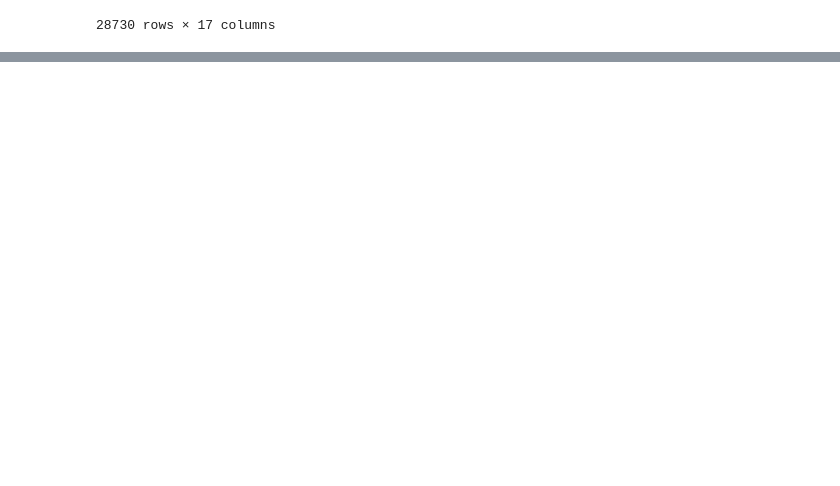
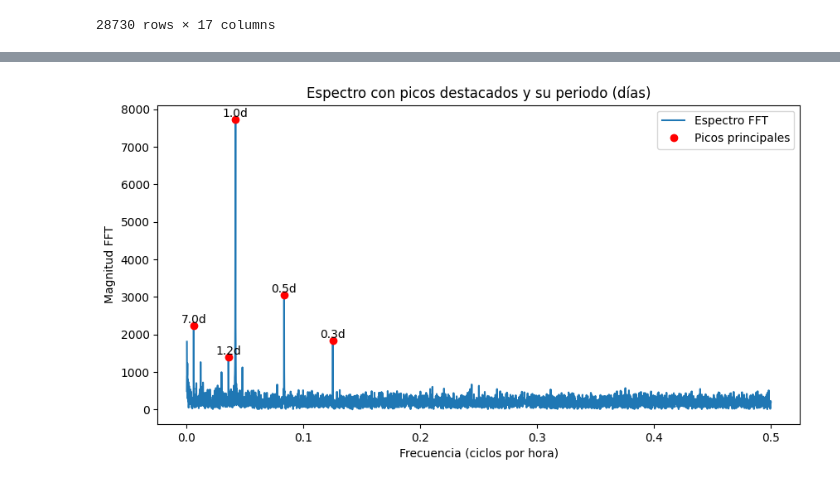
Before and after one commit to jesusgarciaabreu/Crimenes-CDMX, a Jupyter notebook: Project_delitos.ipynb, the cells around one changed output, grey strips where cells are left out. Drawn from its saved outputs; the diff is of its cells as text; code cells hidden in the pictures; blank space fills up the shorter version.

Commit message:
Actualización del proyecto, agregandole un análisis temporal con series de Tiempo

```diff
--- a/Project_delitos.ipynb
+++ b/Project_delitos.ipynb
@@ -533,0 +575,29 @@ data_delitos_cdmx.to_csv('data/delitos_cdmx_limpio.csv', index=False, encoding='
+# %%
+# 2) FFT
+y = serie_horaria.values
+y_centered = y - np.mean(y)
+N = len(y_centered)
+yf = np.fft.fft(y_centered)
+xf = np.fft.fftfreq(N, d=1)
+mask = xf > 0
+xf_pos = xf[mask]
+yf_pos = np.abs(yf[mask])
+# %%
+# 3) Detección de picos
+# Elegimos picos por encima del percentil 99 para quedarnos con los más destacados
+threshold = np.percentile(yf_pos, 99)
+peaks, props = find_peaks(yf_pos, height=threshold)
+peak_freqs = xf_pos[peaks]
+peak_mags = props['peak_heights']
+periods_h = 1 / peak_freqs  # periodo en horas
+periods_d = periods_h / 24  # periodo en días
+# %%
+# 4) Ordenar por magnitud y mostrar los top 5
+order = np.argsort(peak_mags)[::-1]
+top = order[:5]
+results = pd.DataFrame({
+    'Frecuencia (ciclos/h)': peak_freqs[top],
+    'Periodo (h)': periods_h[top],
+    'Periodo (días)': periods_d[top],
+    'Magnitud FFT': peak_mags[top]
+})
@@ -533,0 +613,14 @@ data_delitos_cdmx.to_csv('data/delitos_cdmx_limpio.csv', index=False, encoding='
+# %%
+# 6) Anotar gráfica con esos picos
+plt.figure(figsize=(10,5))
+plt.plot(xf_pos, yf_pos, label='Espectro FFT')
+plt.plot(peak_freqs[top], peak_mags[top], 'ro', label='Picos principales')
+for f, m in zip(peak_freqs[top], peak_mags[top]):
+    plt.text(f, m, f"{(1/f)/24:.1f}d", ha='center', va='bottom')
+plt.xlabel('Frecuencia (ciclos por hora)')
+plt.ylabel('Magnitud FFT')
+plt.title('Espectro con picos destacados y su periodo (días)')
+plt.legend()
+plt.show()
+# %% [output]
+[figure, added]
```
Also changed, not shown: parts of 9 cells of this notebook.
